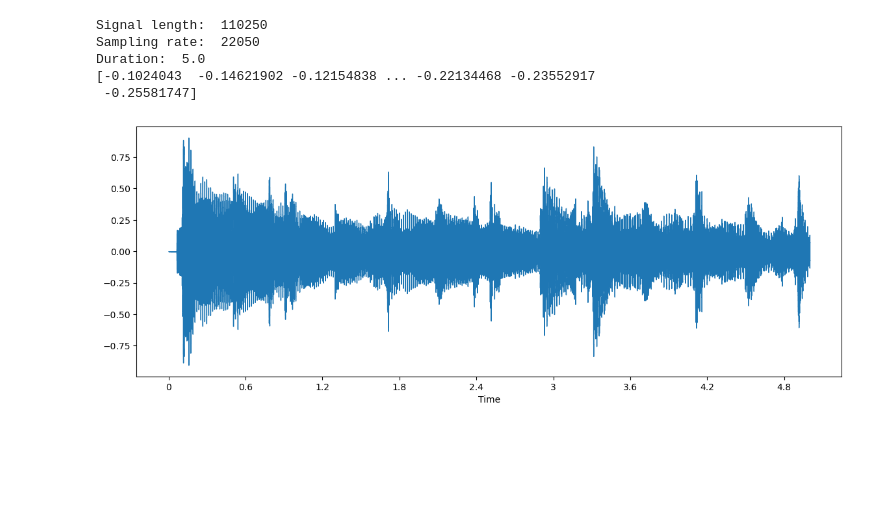
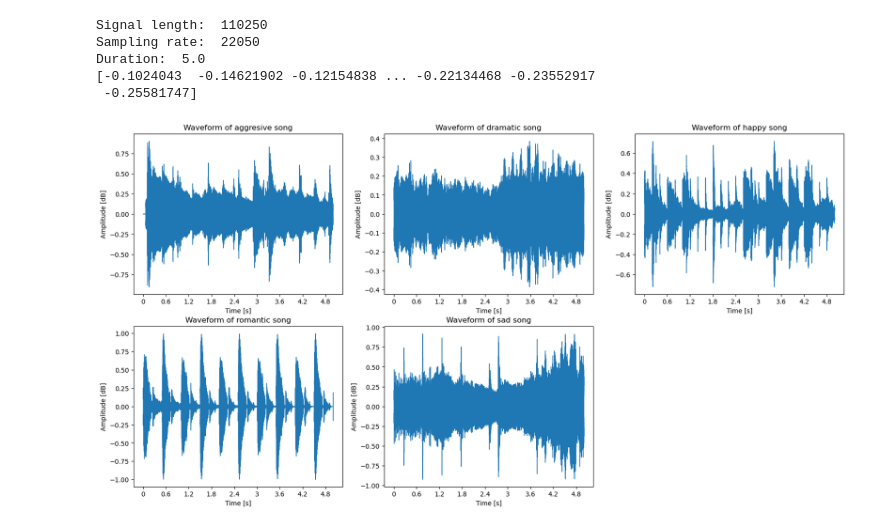
Before and after one commit to rmw874/Music-Emotion-Classification, a Jupyter notebook: main.ipynb, the cells around one changed output. Drawn from its saved outputs; the diff is of its cells as text; code cells hidden in the pictures; blank space fills up the shorter version.

```diff
--- a/main.ipynb
+++ b/main.ipynb
@@ -60,12 +60,44 @@ Duration:  5.0
 # %%
 #plotting the signals of one audio file in each category
 sig0, sr0 = librosa.load(df["audio"][0], sr=22050)
 sig1, sr1 = librosa.load(df["audio"][500], sr=22050)
 sig2, sr2 = librosa.load(df["audio"][1000], sr=22050)
 sig3, sr3 = librosa.load(df["audio"][1500], sr=22050)
 sig4, sr4 = librosa.load(df["audio"][2000], sr=22050)
 
-plt.figure(figsize=(20, 10))
-plt.subplot(5, 1, 1)
+#setting up the figure with each category as a subplot
+fig = plt.figure(figsize=(20, 10))
+
+plt.subplot(2, 3, 1)
+librosa.display.waveshow(sig0, sr=sr0)
+plt.title("Waveform of aggresive song")
+plt.xlabel("Time [s]")
+plt.ylabel("Amplitude [dB]")
+
+plt.subplot(2, 3, 2)
+librosa.display.waveshow(sig1, sr=sr1)
+plt.title("Waveform of dramatic song")
+plt.xlabel("Time [s]")
+plt.ylabel("Amplitude [dB]")
+
+plt.subplot(2, 3, 3)
+librosa.display.waveshow(sig2, sr=sr2)
+plt.title("Waveform of happy song")
+plt.xlabel("Time [s]")
+plt.ylabel("Amplitude [dB]")
+
+plt.subplot(2, 3, 4)
+librosa.display.waveshow(sig3, sr=sr3)
+plt.title("Waveform of romantic song")
+plt.xlabel("Time [s]")
+plt.ylabel("Amplitude [dB]")
+
+plt.subplot(2, 3, 5)
+librosa.display.waveshow(sig4, sr=sr4)
+plt.title("Waveform of sad song")
+plt.xlabel("Time [s]")
+plt.ylabel("Amplitude [dB]")
+
+plt.show()
 # %% [output]
-[figure, old version]
+[figure, new version]
```
Also changed, not shown: parts of 1 cell of this notebook.
